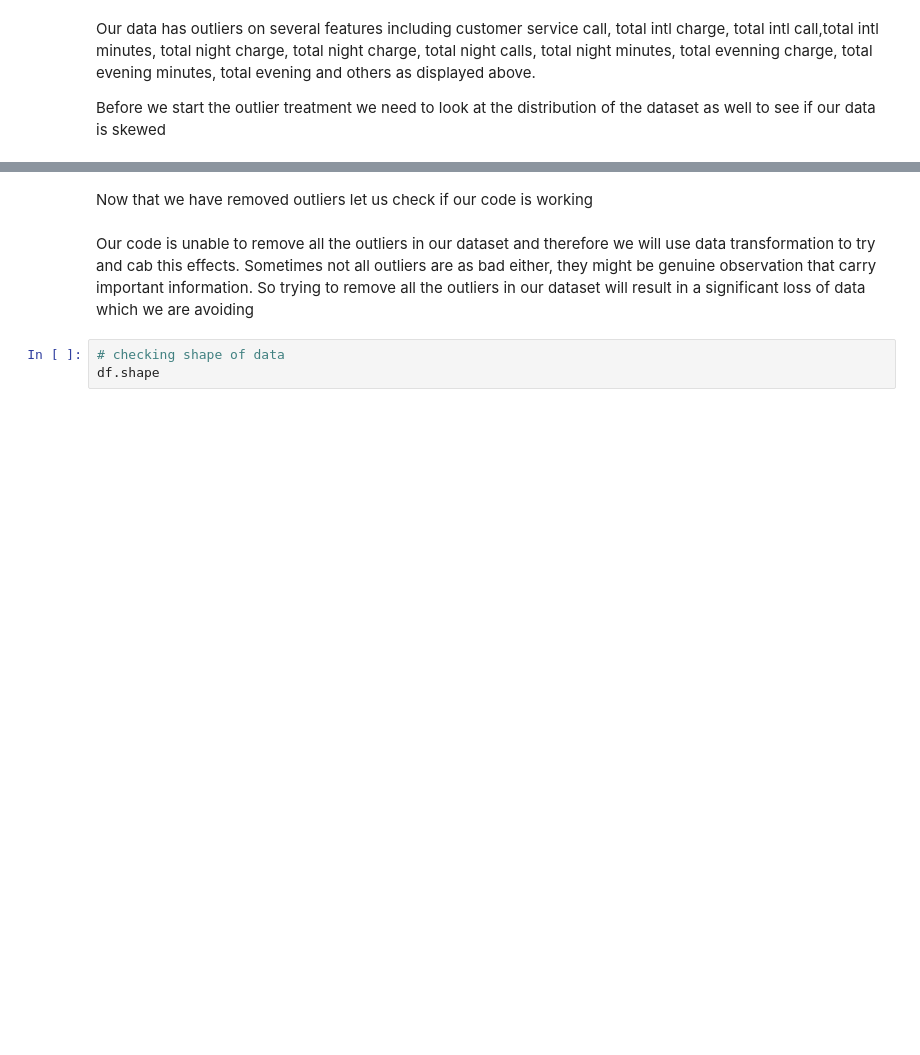
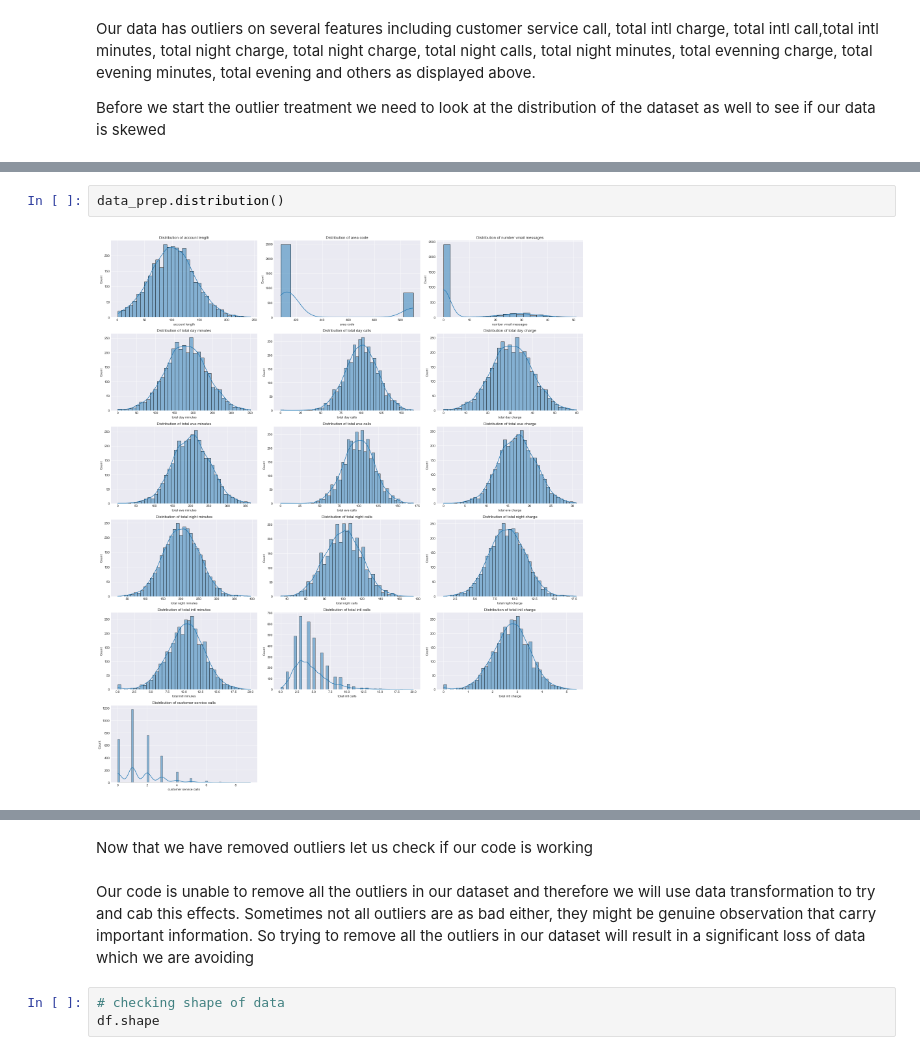
Before and after one commit to Salahudin654/Phase3-SyriaTel, a Jupyter notebook: index.ipynb, the cells around one changed output, grey strips where cells are left out. Cells and saved outputs as stored; diff of their text form; blank space fills up the shorter version.

```diff
--- a/index.ipynb
+++ b/index.ipynb
@@ -232,3 +249,7 @@ distribution(df)
+# %%
+data_prep.distribution()
+# %% [output]
+[figure, added]
 # %%
 # removing outliers
 def remove_outliers_iqr(df):
```
Also changed, not shown: parts of 16 cells of this notebook, 3 other files.
